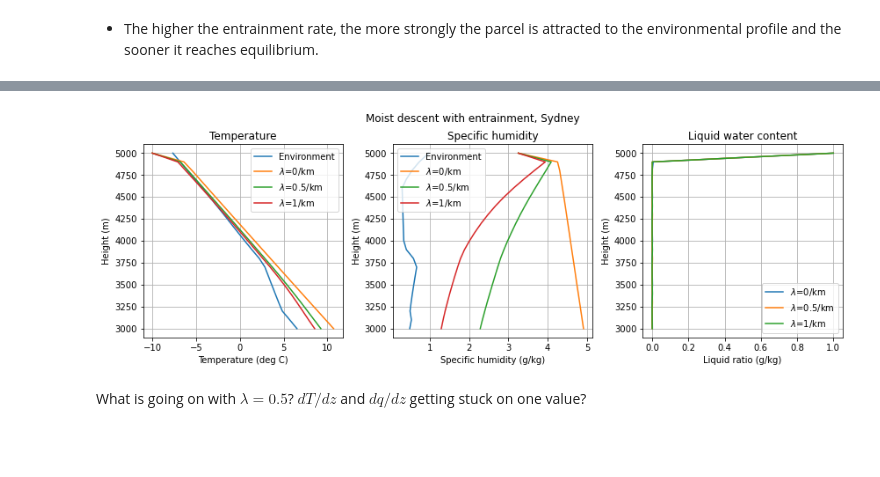
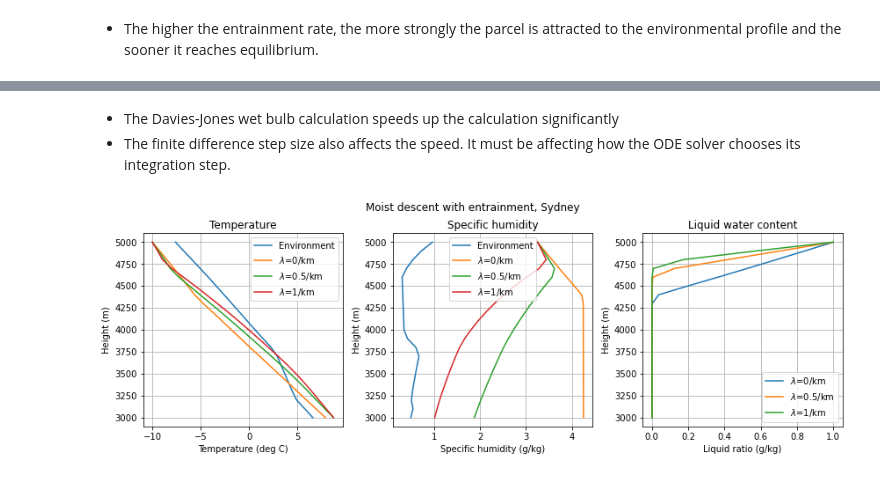
Before and after one commit to tschanzer/taste-of-research-21T3, a Jupyter notebook: notebooks/20210929_entrainment/20210929_entrainment.ipynb, the cells around one changed output, grey strips where cells are left out. Saved outputs shown, nothing was run; the diff lists cells and outputs as text; code cells hidden in the pictures; blank space fills up the shorter version.

Commit message:
Test entrainment functions

```diff
--- a/notebooks/20210929_entrainment/20210929_entrainment.ipynb
+++ b/notebooks/20210929_entrainment/20210929_entrainment.ipynb
@@ -246,7 +290,7 @@ def entrain_differential(
 # %%
 def entrainment_profile(
-        height, t_initial, q_initial, l_initial, pressure,
-        t_env, q_env, l_env, rate, dz, reference_height=None):
+        height, t_initial, q_initial, l_initial, rate, dz=1*units.meter,
+        reference_height=None, max_step=np.inf, order=1):
     """
     Calculates parcel properties for descent with entrainment.
 
@@ -255,11 +299,6 @@ def entrainment_profile(
         t_initial: Initial parcel temperature.
         q_initial: Initial parcel specific humidity.
         l_initial: Initial parcel liquid ratio.
-        pressure: Function to calculate pressure from height.
-        t_env: Function giving environmental temperature from height.
-        q_env: Function giving environmental specific humidity from
-            height.
-        l_env: Function giving environmental liquid ratio from height.
         rate: Entrainment rate.
         dz: Size of *downward* step for computing finite differences.
 
@@ -268,16 +307,16 @@ def entrainment_profile(
             liquid ratio arrays for the given height array.
     """
 
+    height = np.atleast_1d(height)
     if reference_height is None:
         reference_height = height[0]
     t_initial = t_initial.to(units.kelvin).m
 
     sol = solve_ivp(
-        entrain_differential,
-        (reference_height.to(units.meter).m, height[-1].to(units.meter).m),
-        (t_initial, q_initial, l_initial),
-        args=(pressure, t_env, q_env, l_env, rate, dz),
-        t_eval=height.to(units.meter).m)
+        entrain_differential if order == 1 else entrain_differential2,
+        (reference_height.m_as(units.meter), height[-1].m_as(units.meter)),
+        (t_initial, q_initial, l_initial), args=(rate, dz),
+        t_eval=height.m_as(units.meter), max_step=max_step)
 
     t_out = sol.y[0,:]*units.kelvin
     q_out = sol.y[1,:]*units.dimensionless
@@ -423,0 +743,5 @@ The Davies-Jones wet bulb calculation takes a whole minute off the time for this
+# %%
+%%time
+t1, q1, l1 = entrainment_profile(
+    height, t_initial, q_initial, l_initial, 0/units.km, max_step=100,
+    dz=30*units.meter)
@@ -423,0 +751,5 @@ The Davies-Jones wet bulb calculation takes a whole minute off the time for this
+# %%
+%%time
+t2, q2, l2 = entrainment_profile(
+    height, t_initial, q_initial, l_initial, 0.5/units.km, max_step=100,
+    dz=30*units.meter)
@@ -423,0 +759,5 @@ The Davies-Jones wet bulb calculation takes a whole minute off the time for this
+# %%
+%%time
+t3, q3, l3 = entrainment_profile(
+    height, t_initial, q_initial, l_initial, 1/units.km, max_step=100,
+    dz=30*units.meter)
@@ -424,3 +767,6 @@ The Davies-Jones wet bulb calculation takes a whole minute off the time for this
+# %% [markdown]
+- The Davies-Jones wet bulb calculation speeds up the calculation significantly
+- The finite difference step size also affects the speed. It must be affecting how the ODE solver chooses its integration step.
 # %%
 fig = plt.figure(figsize=(12,4))
 ax = fig.add_subplot(131)
@@ -435,36 +781,34 @@ ax.set(
     ylabel='Height (m)',
     title='Temperature')
 
 ax = fig.add_subplot(132)
 ax.plot(sydney.specific_humidity(height)*1e3, height, label='Environment')
 ax.plot(q1*1e3, height, label=r'$\lambda$=0/km')
 ax.plot(q2*1e3, height, label=r'$\lambda$=0.5/km')
 ax.plot(q3*1e3, height, label=r'$\lambda$=1/km')
 ax.legend()
 ax.grid()
 ax.set(
     xlabel='Specific humidity (g/kg)',
     ylabel='Height (m)',
     title='Specific humidity')
 
 ax = fig.add_subplot(133)
 ax.plot(l1*1e3, height, label=r'$\lambda$=0/km')
 ax.plot(l2*1e3, height, label=r'$\lambda$=0.5/km')
 ax.plot(l3*1e3, height, label=r'$\lambda$=1/km')
 ax.legend()
 ax.grid()
 ax.set(
     xlabel='Liquid ratio (g/kg)',
     ylabel='Height (m)',
     title='Liquid water content')
 
 fig.tight_layout()
 fig.suptitle('Moist descent with entrainment, Sydney', y=1.03)
-fig.savefig(
-    fig_path + 'moist_vs_entrainment_rate.png', dpi=300, facecolor='w',
-    bbox_inches='tight')
+# fig.savefig(
+#     fig_path + 'moist_vs_entrainment_rate.png', dpi=300, facecolor='w',
+#     bbox_inches='tight')
 plt.show()
 # %% [output]
-[figure, old version]
+[figure, new version]
-# %% [markdown]
-What is going on with $\lambda = 0.5$? $dT/dz$ and $dq/dz$ getting stuck on one value?
```
Also changed, not shown: parts of 61 cells of this notebook, 1 other file.
